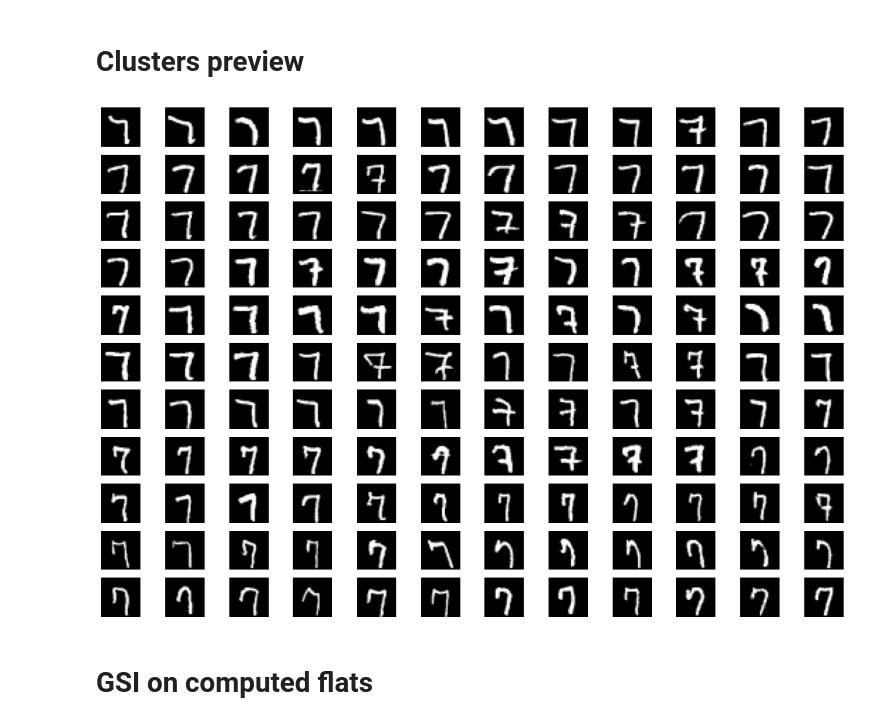
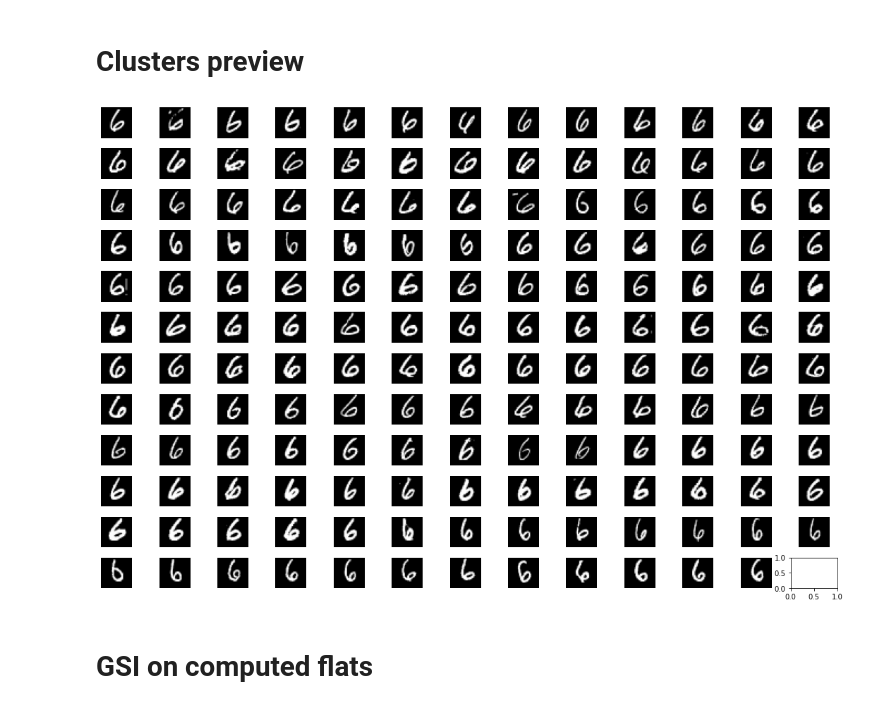
Before and after one commit to JunkyByte/ACDT, a Jupyter notebook: src/visual_saved.ipynb, the cells around one changed output. Saved outputs shown, nothing was run; the diff lists cells and outputs as text; code cells hidden in the pictures.

```diff
--- a/src/visual_saved.ipynb
+++ b/src/visual_saved.ipynb
@@ -129,8 +149,7 @@ mean.shape, std.shape
 # %% [output]
 ((26, 26), (26, 26))
 # %%
-ith = 500
-print(samples.shape, proj.shape)
+ith = 50
 s = samples[ith]
 p = proj[ith]
 
@@ -146,14 +164,14 @@ ax3.imshow(np.abs(p - s), cmap='gray')
 # %% [markdown]
 # Clusters preview
 # %%
-ith = 1
+ith = 2
 Ci = C[ith]
 fig, axs = plt.subplots(nrows=int(np.sqrt(len(Ci.indices))), ncols=int(np.sqrt(len(Ci.indices)) + 1))
 for i, ax in enumerate(axs.flat):
-    if len(Ci.X) <= i:
+    if len(Ci) <= i:
         break
     ax.axis('off')
-    s = Ci.X[i]
+    s = X[Ci.indices[i]]
     ax.imshow((s.reshape((26, 26)) * std + mean), cmap='gray')
 fig.tight_layout()
 # %% [output]
@@ -161,2 +179,8 @@ fig.tight_layout()
 # %% [markdown]
 # MNIST
+# %%
+digit = 6
+with open('./saved/ckpt_mnist_%s.pickle' % digit, 'rb') as f:
+    x = pickle.load(f)
+X = x['X']
+x.keys()
@@ -198,7 +224,7 @@ GSI
 # %% [markdown]
 # Reconstruction MNIST
 # %%
-k = 20 # Number of clusters in checkpoint to use for reconstruction
+k = 10 # Number of clusters in checkpoint to use for reconstruction
 proj = []
 samples = []
 
@@ -206,7 +232,7 @@ C = x[k]['C']
 for Ci in C:
     F = Ci.F
     P = np.dot(F, F.T)
-    samp = np.array(X[Ci.indices]).T
+    samp = np.array(x['X'][Ci.indices]).T
     mean_pos = np.mean(samp, axis=1, keepdims=True)
     s = samp - mean_pos
 
@@ -236,18 +262,18 @@ ax3.imshow(np.abs(p - s), cmap='gray')
 # %% [markdown]
 # Clusters preview
 # %%
-ith = 1
+ith = 0
 Ci = C[ith]
 fig, axs = plt.subplots(nrows=int(np.sqrt(len(Ci.indices))), ncols=int(np.sqrt(len(Ci.indices)) + 1))
 for i, ax in enumerate(axs.flat):
     if len(Ci) <= i:
         break
     ax.axis('off')
-    s = X[Ci.indices[i]]
+    s = x['X'][Ci.indices[i]]
     ax.imshow(s.reshape((28, 28)), cmap='gray')
 fig.tight_layout()
 # %% [output]
-[figure, old version]
+[figure, new version]
 # %% [markdown]
 # GSI on computed flats
 # %%
```
Also changed, not shown: parts of 28 cells of this notebook, 25 other files.
